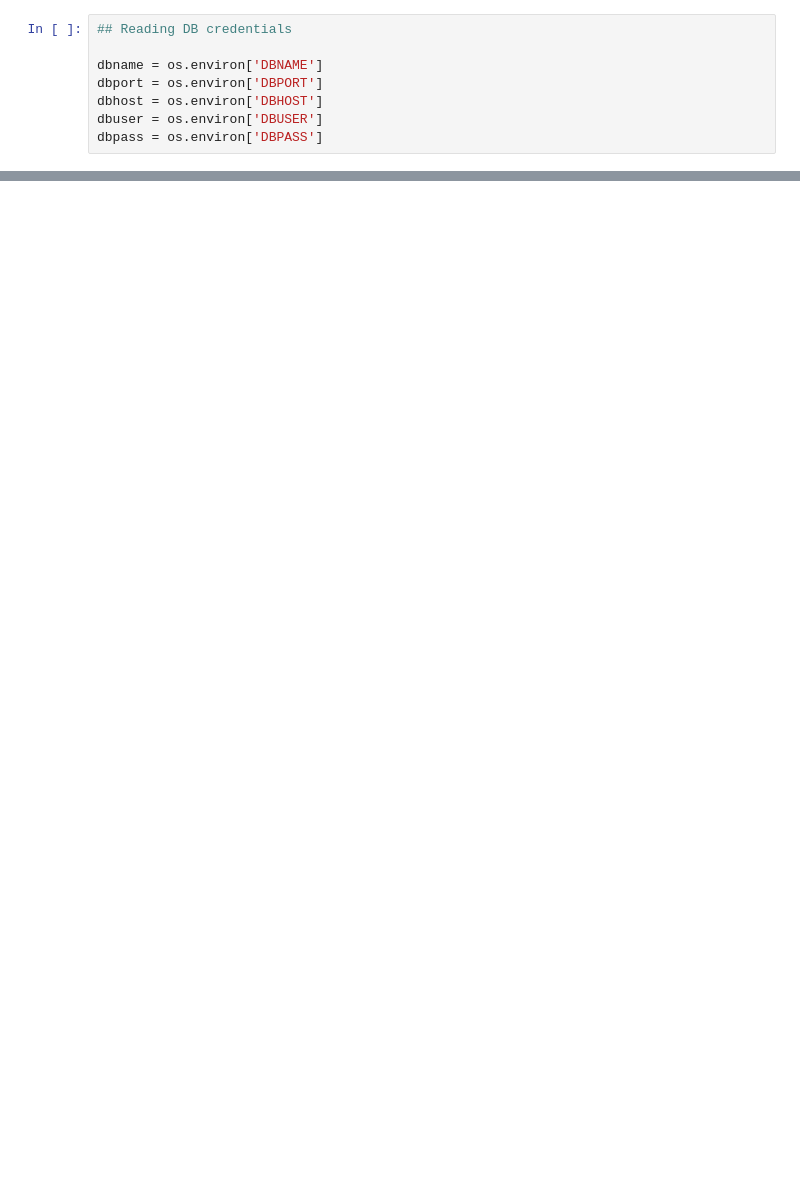
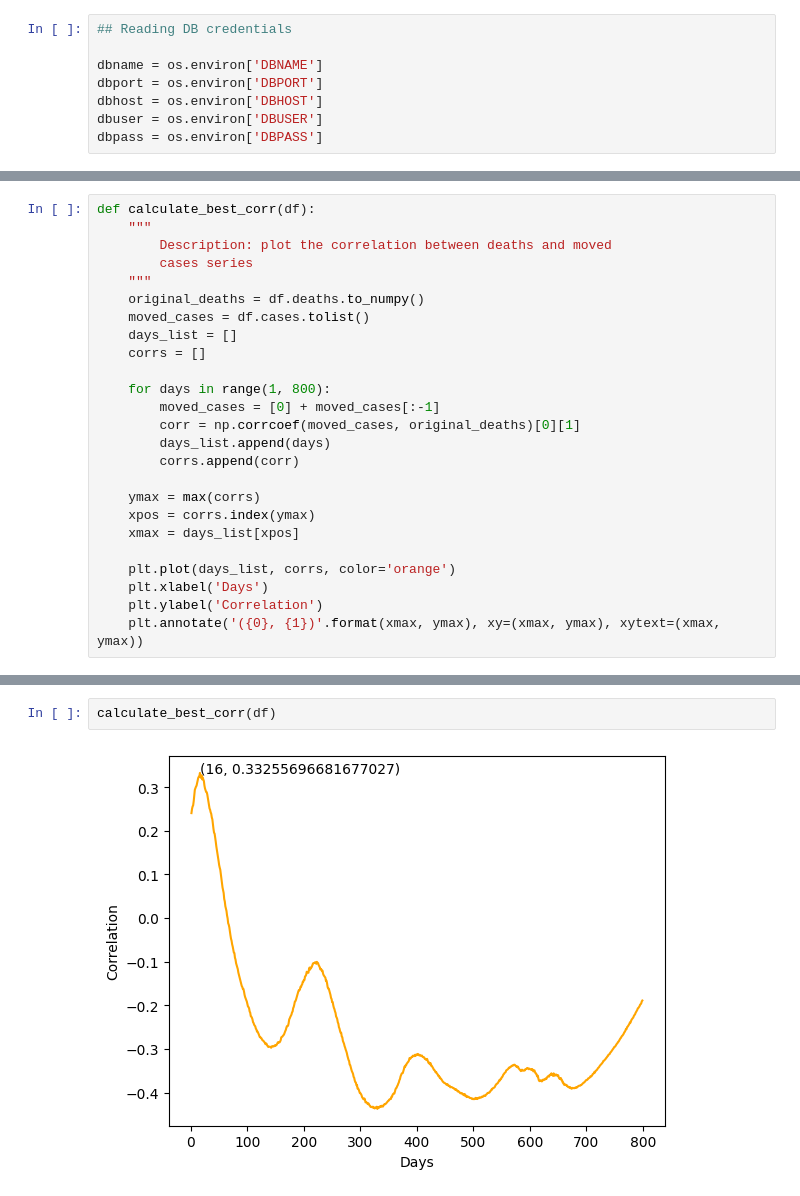
Before and after one commit to zs10011598/phd-computations, a Jupyter notebook: waves/average_local_max_infected-deads.ipynb, the cells around one changed output, grey strips where cells are left out. Drawn from its saved outputs; the diff is of its cells as text; blank space fills up the shorter version.

```diff
--- a/waves/average_local_max_infected-deads.ipynb
+++ b/waves/average_local_max_infected-deads.ipynb
@@ -91,0 +120,25 @@ dfdb.head()
+# %%
+def calculate_best_corr(df):
+    """
+        Description: plot the correlation between deaths and moved
+        cases series
+    """
+    original_deaths = df.deaths.to_numpy()
+    moved_cases = df.cases.tolist()
+    days_list = []
+    corrs = []
+
+    for days in range(1, 800):
+        moved_cases = [0] + moved_cases[:-1]
+        corr = np.corrcoef(moved_cases, original_deaths)[0][1]
+        days_list.append(days)
+        corrs.append(corr)
+
+    ymax = max(corrs)
+    xpos = corrs.index(ymax)
+    xmax = days_list[xpos]
+
+    plt.plot(days_list, corrs, color='orange')
+    plt.xlabel('Days')
+    plt.ylabel('Correlation')
+    plt.annotate('({0}, {1})'.format(xmax, ymax), xy=(xmax, ymax), xytext=(xmax, ymax))
@@ -91,0 +167,4 @@ dfdb.head()
+# %%
+calculate_best_corr(df)
+# %% [output]
+[figure, added]
```
Also changed, not shown: parts of 19 cells of this notebook, 2 other files.
